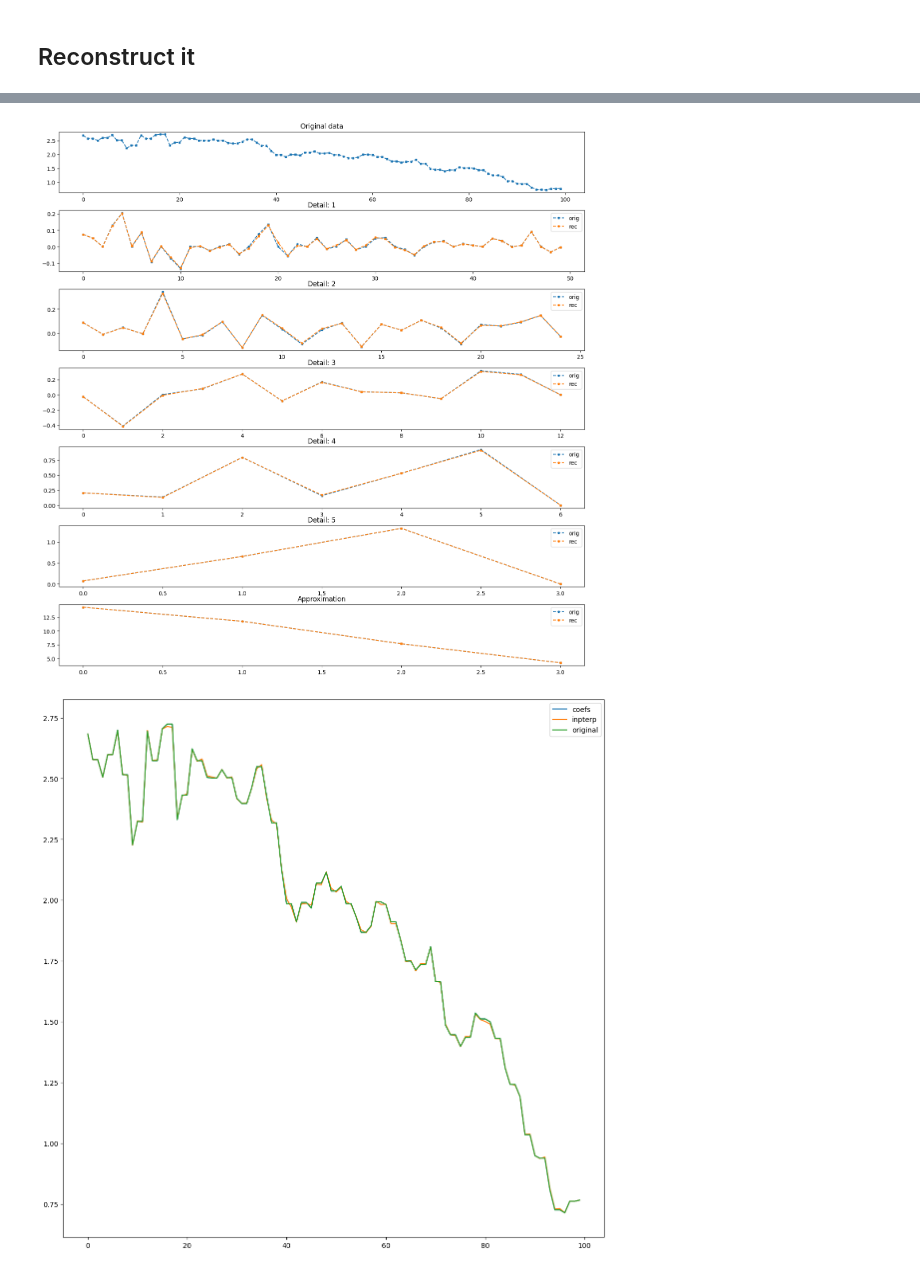
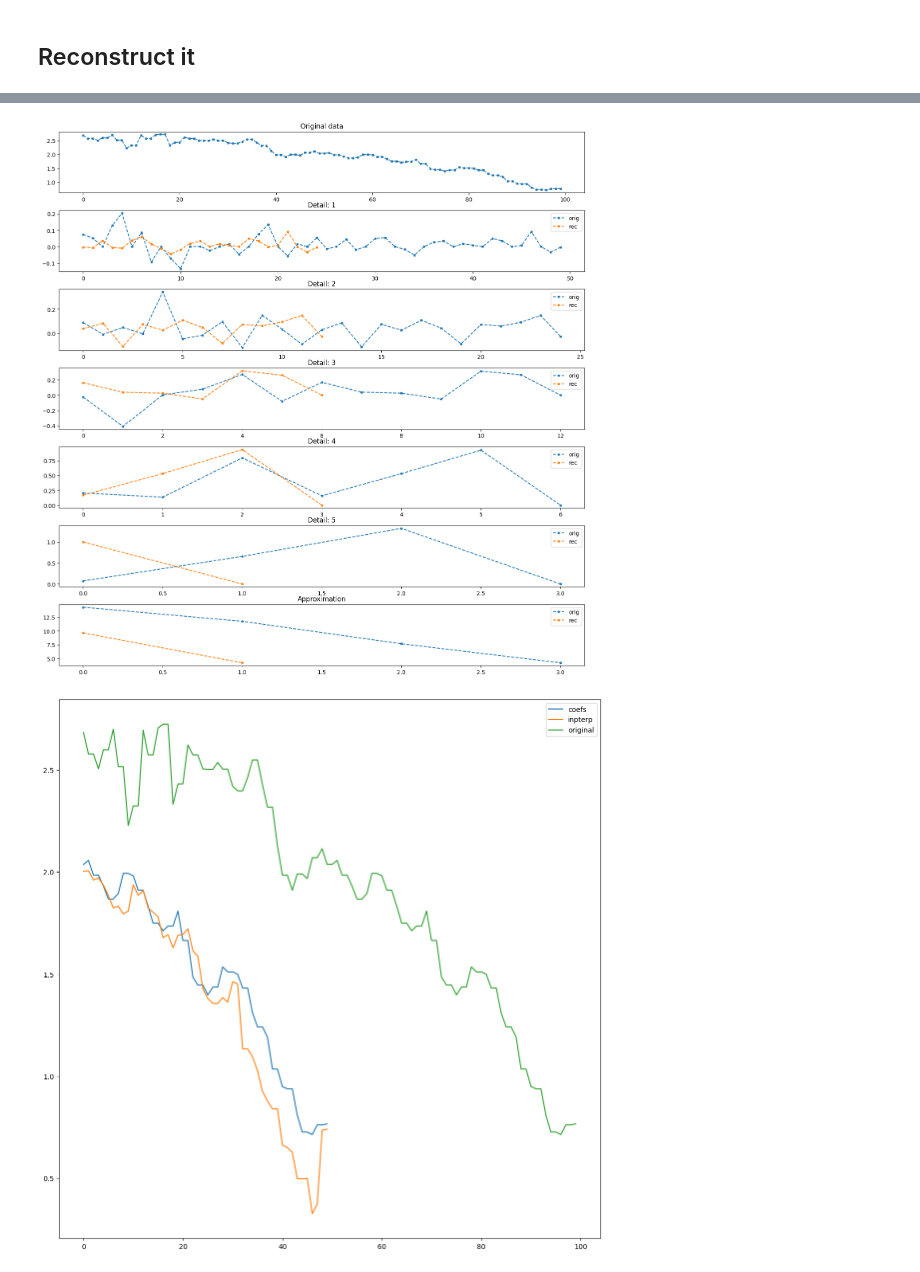
Before and after one commit to aszfaltos/wp_former, a Jupyter notebook: wavelet_experiments.ipynb, the cells around one changed output, grey strips where cells are left out. Saved outputs shown, nothing was run; the diff lists cells and outputs as text; code cells hidden in the pictures.

```diff
--- a/wavelet_experiments.ipynb
+++ b/wavelet_experiments.ipynb
@@ -103,7 +103,7 @@ plt.show()
 ## Reconstruct it
 # %%
 coefs_rec = wavelet.WaveletWrapper.reconstruct(coefs, 'db1', False)
-interp_rec, rec = wavelet.WaveletWrapper.reconstruct(interpolated, 'db1', True)
+interp_rec, rec = wavelet.WaveletWrapper.reconstruct([x[50:] for x in interpolated], 'db1', True)
 # %% [output]
 (4,)
 (4,)
@@ -138,13 +138,13 @@ axs[-1].set_title('Approximation')
 plt.legend()
 plt.show()
 # %% [output]
-[figure, old version]
+[figure, new version]
 # %%
-plt.plot(coefs_rec, label='coefs')
+plt.plot(coefs_rec[50:], label='coefs')
 plt.plot(interp_rec, label='inpterp')
 plt.plot(wlt.get_original(), label='original')
 
 plt.legend()
 plt.show()
 # %% [output]
-[figure, old version]
+[figure, new version]
```
Also changed, not shown: parts of 1 cell of this notebook, 6 other files.
